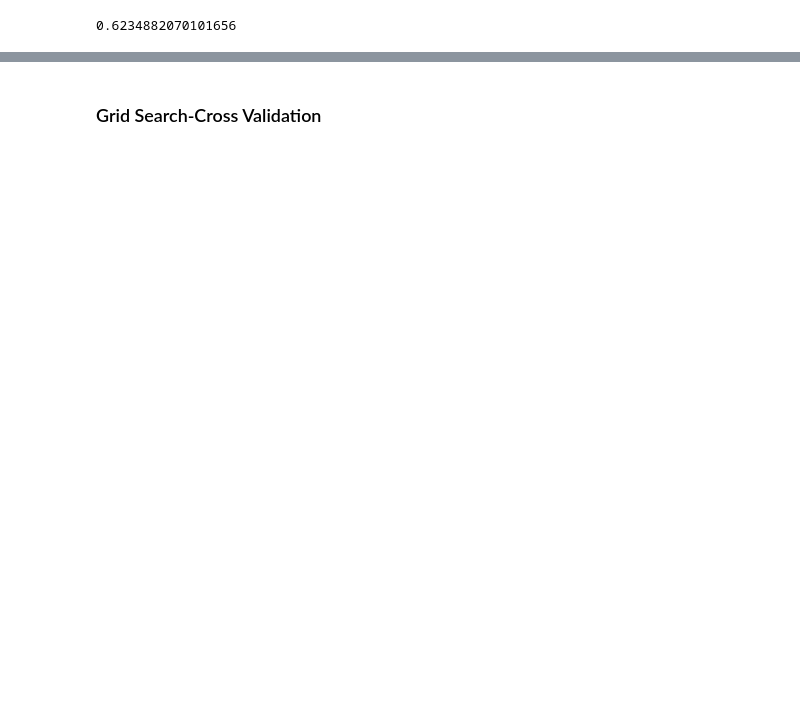
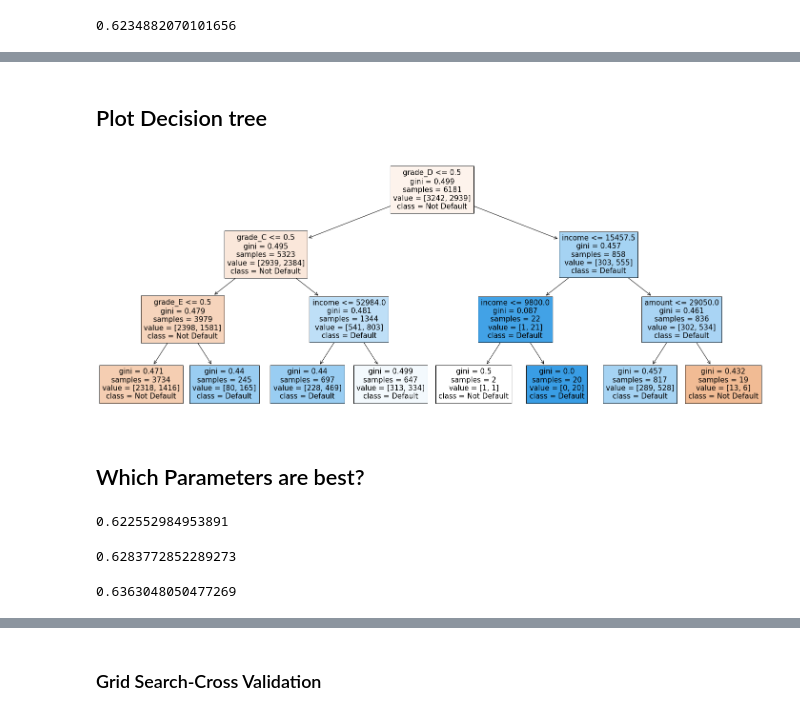
Before and after one commit to KunaalNaik/Python_Data_Science_Course, a Jupyter notebook: PY_ML_Jigsaw_Codes/Trees_and_Ensemble/Code Snippets/18. Creating a Classification Model tree in Python/dt_classifier.ipynb, the cells around one changed output, grey strips where cells are left out. Drawn from its saved outputs; the diff is of its cells as text; code cells hidden in the pictures; blank space fills up the shorter version.

```diff
--- a/PY_ML_Jigsaw_Codes/Trees_and_Ensemble/Code Snippets/18. Creating a Classification Model tree in Python/dt_classifier.ipynb
+++ b/PY_ML_Jigsaw_Codes/Trees_and_Ensemble/Code Snippets/18. Creating a Classification Model tree in Python/dt_classifier.ipynb
@@ -149,0 +105,2 @@ graph
+# %% [markdown]
+## Plot Decision tree
@@ -149,0 +109,6 @@ graph
+# %%
+fig = plt.figure(figsize=(25,10))
+_ = tree.plot_tree(clf, filled=True, feature_names = X.columns, class_names = ['Not Default','Default'])
+plt.show()
+# %% [output]
+[figure, added]
@@ -149,0 +117,23 @@ graph
+# %% [markdown]
+## Which Parameters are best?
+# %%
+# 3
+clf = tree.DecisionTreeClassifier(max_depth=3,random_state=200)
+clf.fit(X_train,y_train)
+clf.score(X_train,y_train)
+# %% [output]
+0.622552984953891
+# %%
+# 4
+clf = tree.DecisionTreeClassifier(max_depth=4,random_state=200)
+clf.fit(X_train,y_train)
+clf.score(X_train,y_train)
+# %% [output]
+0.6283772852289273
+# %%
+# 5
+clf = tree.DecisionTreeClassifier(max_depth=5,random_state=200)
+clf.fit(X_train,y_train)
+clf.score(X_train,y_train)
+# %% [output]
+0.6363048050477269
```
Also changed, not shown: parts of 36 cells of this notebook, 3 other files.
